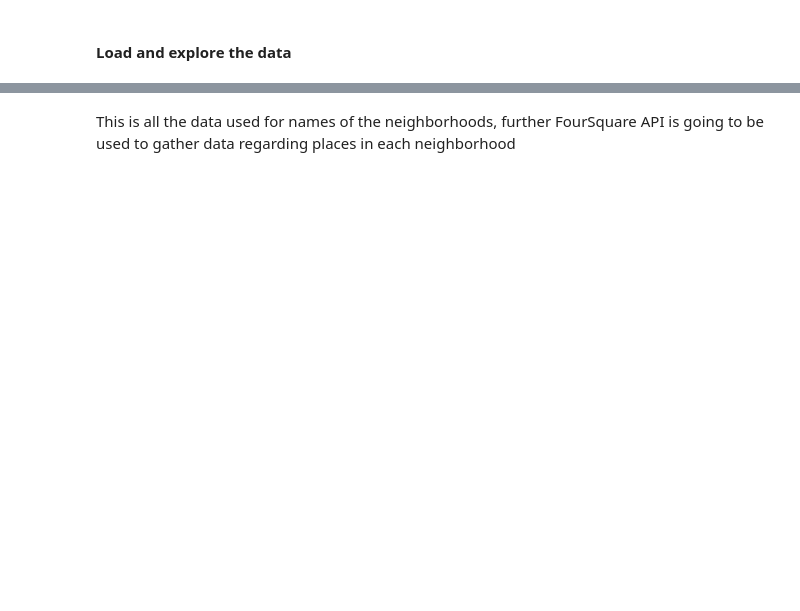
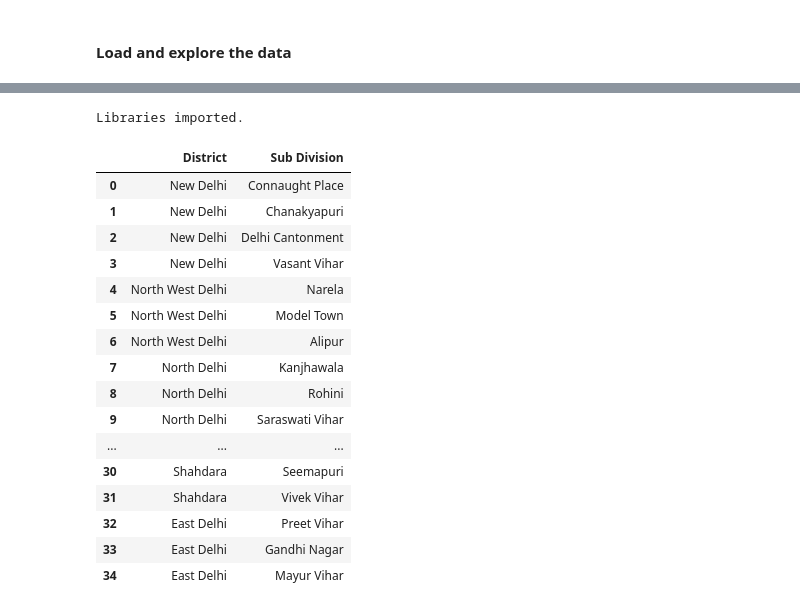
Before and after one commit to cgupta7/Battle-of-Neighborhoods, a Jupyter notebook: Description of Problem and Data.ipynb, the cells around one changed output, grey strips where cells are left out. Cells and saved outputs as stored; diff of their text form; code cells hidden in the pictures; blank space fills up the shorter version.

```diff
--- a/Description of Problem and Data.ipynb
+++ b/Description of Problem and Data.ipynb
@@ -214,2 +29,17 @@ plt.show()
-# %% [markdown]
-This is all the data used for names of the neighborhoods, further FourSquare API is going to be used to gather data regarding places in each neighborhood
+# %%
+import numpy as np # library to handle data in a vectorized manner
+import pandas as pd
+import json
+from geopy.geocoders import Nominatim
+import requests
+from pandas.io.json import json_normalize
+import matplotlib.cm as cm
+import matplotlib.colors as colors
+from bs4 import BeautifulSoup as bs
+from sklearn.cluster import KMeans
+import sys
+import folium
+
+print('Libraries imported.')
+# %% [output]
+Libraries imported.
@@ -215,0 +71,21 @@ This is all the data used for names of the neighborhoods, further FourSquare API
+# %%
+neigh=pd.DataFrame(res).drop_duplicates('Sub Division').reset_index(drop=True)
+neigh
+# %% [output]
+|  | District | Sub Division |
+| 0 | New Delhi | Connaught Place |
+| 1 | New Delhi | Chanakyapuri |
+| 2 | New Delhi | Delhi Cantonment |
+| 3 | New Delhi | Vasant Vihar |
+| 4 | North West Delhi | Narela |
+| 5 | North West Delhi | Model Town |
+| 6 | North West Delhi | Alipur |
+| 7 | North Delhi | Kanjhawala |
+| 8 | North Delhi | Rohini |
+| 9 | North Delhi | Saraswati Vihar |
+| ... | ... | ... |
+| 30 | Shahdara | Seemapuri |
+| 31 | Shahdara | Vivek Vihar |
+| 32 | East Delhi | Preet Vihar |
+| 33 | East Delhi | Gandhi Nagar |
+| 34 | East Delhi | Mayur Vihar |
```
Also changed, not shown: parts of 37 cells of this notebook.
